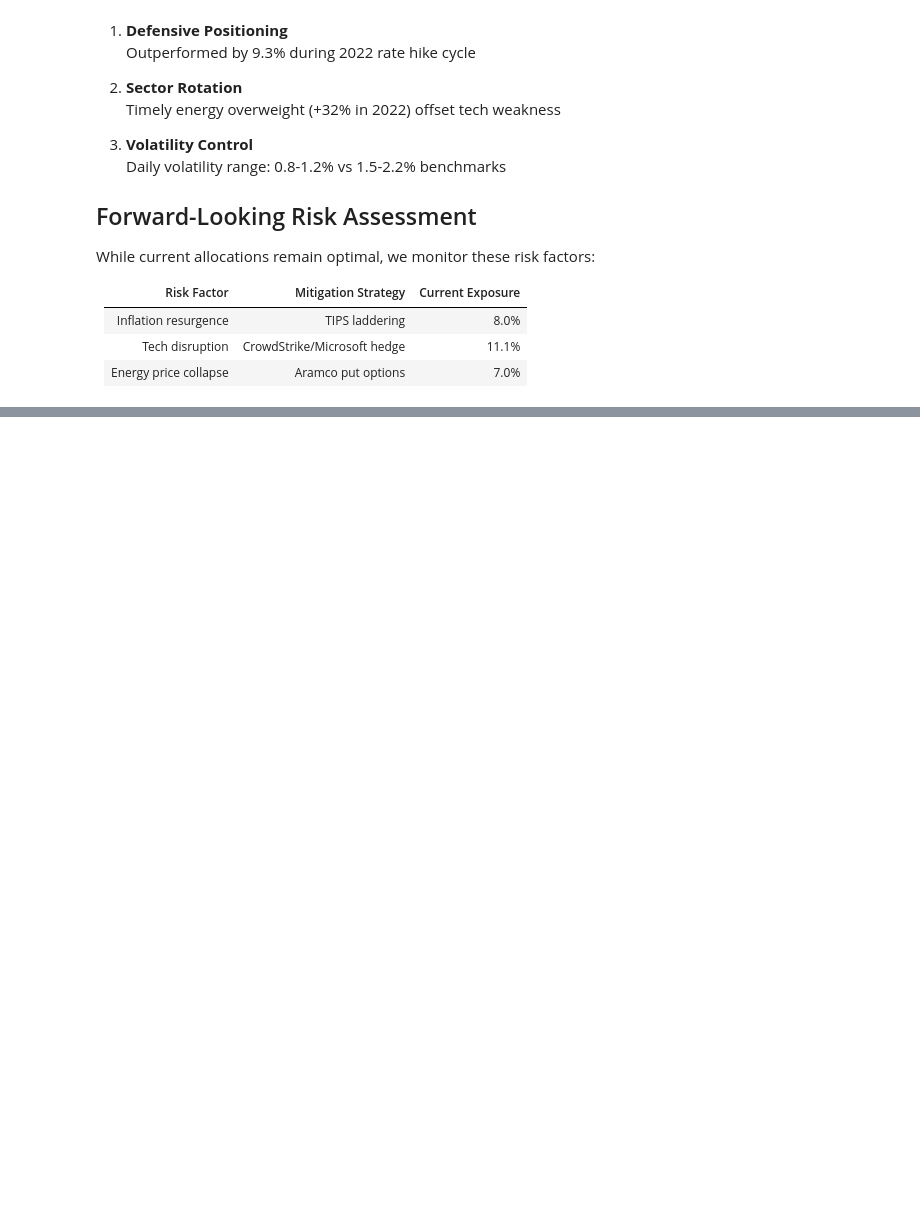
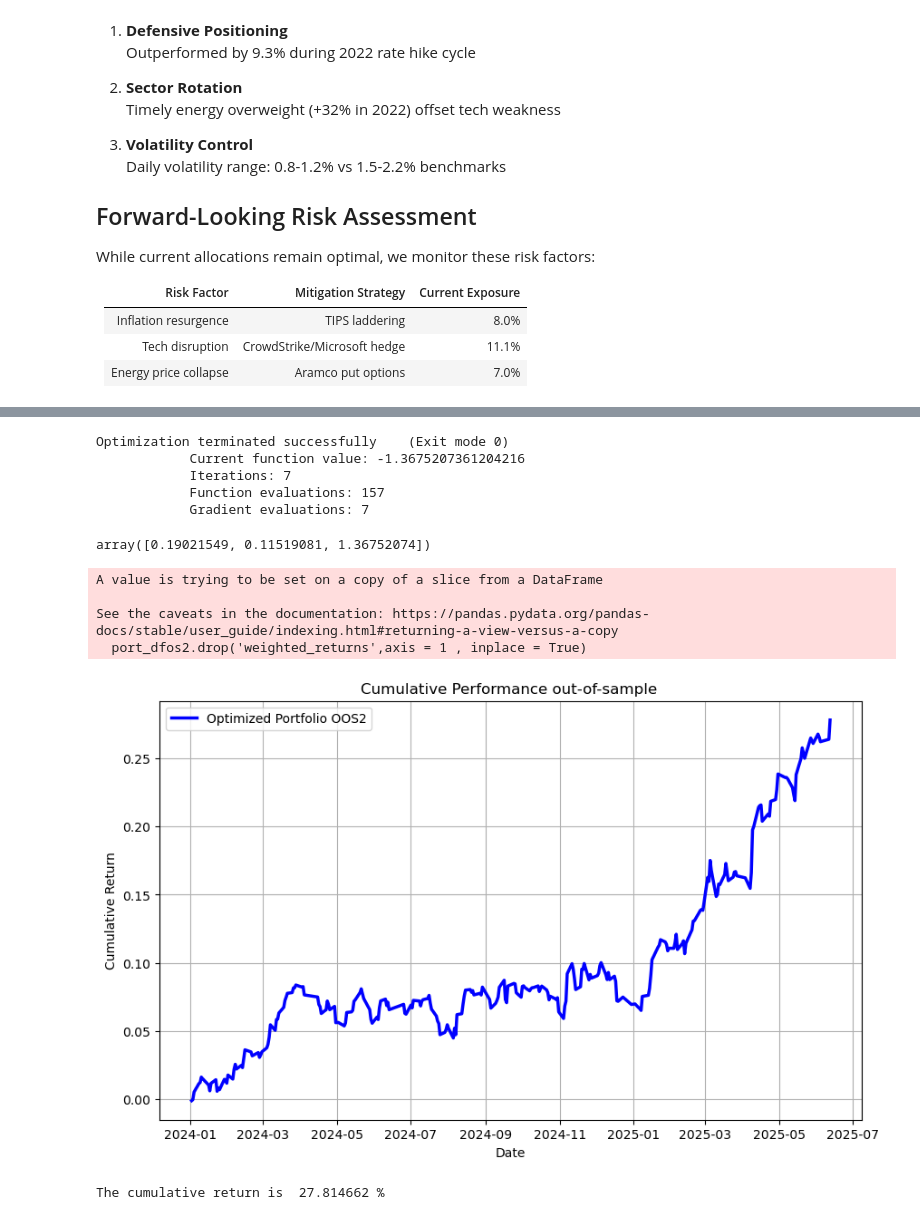
Before and after one commit to AntonioAmmirati/Portfolio-Optimization, a Jupyter notebook: Portfolio_opc.ipynb, the cells around one changed output, grey strips where cells are left out. Cells and saved outputs as stored; diff of their text form; code cells hidden in the pictures; blank space fills up the shorter version.

```diff
--- a/Portfolio_opc.ipynb
+++ b/Portfolio_opc.ipynb
@@ -732,0 +897,24 @@ While current allocations remain optimal, we monitor these risk factors:
+# %%
+# Optimization
+opt_results2 = minimize(
+    neg_sharpe2,
+    init_guess,
+    method='SLSQP',
+    bounds=new_bounds,
+    constraints=cons,
+    options={
+        'maxiter': 5000,
+        'ftol': 1e-9,
+        'disp': True
+    }
+)
+# %% [output]
+Optimization terminated successfully    (Exit mode 0)
+            Current function value: -1.3675207361204216
+            Iterations: 7
+            Function evaluations: 157
+            Gradient evaluations: 7
+# %%
+get_ret_vol_sr2(opt_results2.x)
+# %% [output]
+array([0.19021549, 0.11519081, 1.36752074])
@@ -732,0 +923,31 @@ While current allocations remain optimal, we monitor these risk factors:
+# %%
+start_os2 = datetime(2024,1,1)
+end_os2 = datetime(2025,6,13)
+port_dfos2 = port_df.loc[start_os2 : end_os2]
+# %%
+port_dfos2.drop('weighted_returns',axis = 1 , inplace = True)
+# %% [output]
+A value is trying to be set on a copy of a slice from a DataFrame
+
+See the caveats in the documentation: https://pandas.pydata.org/pandas-docs/stable/user_guide/indexing.html#returning-a-view-versus-a-copy
+  port_dfos2.drop('weighted_returns',axis = 1 , inplace = True)
+# %%
+portos2_returns = port_dfos2.dot(opt_results2.x)
+# %%
+cumulative_log_return2 = np.cumsum(portos2_returns)
+cumulative_return2 = np.exp(cumulative_log_return2) - 1
+plt.figure(figsize=(10,6))
+plt.plot(cumulative_return2, color = 'blue' , lw = 2.5 ,label='Optimized Portfolio OOS2')
+plt.xlabel('Date')
+plt.ylabel('Cumulative Return')
+plt.title('Cumulative Performance out-of-sample ')
+plt.legend()
+plt.grid(True)
+plt.show()
+# %% [output]
+[figure, added]
+# %%
+cr2 = cumulative_return2.iloc[-1] * 100
+print(f'The cumulative return is {cr2 : 4f} %')
+# %% [output]
+The cumulative return is  27.814662 %
```
Also changed, not shown: parts of 57 cells of this notebook.
